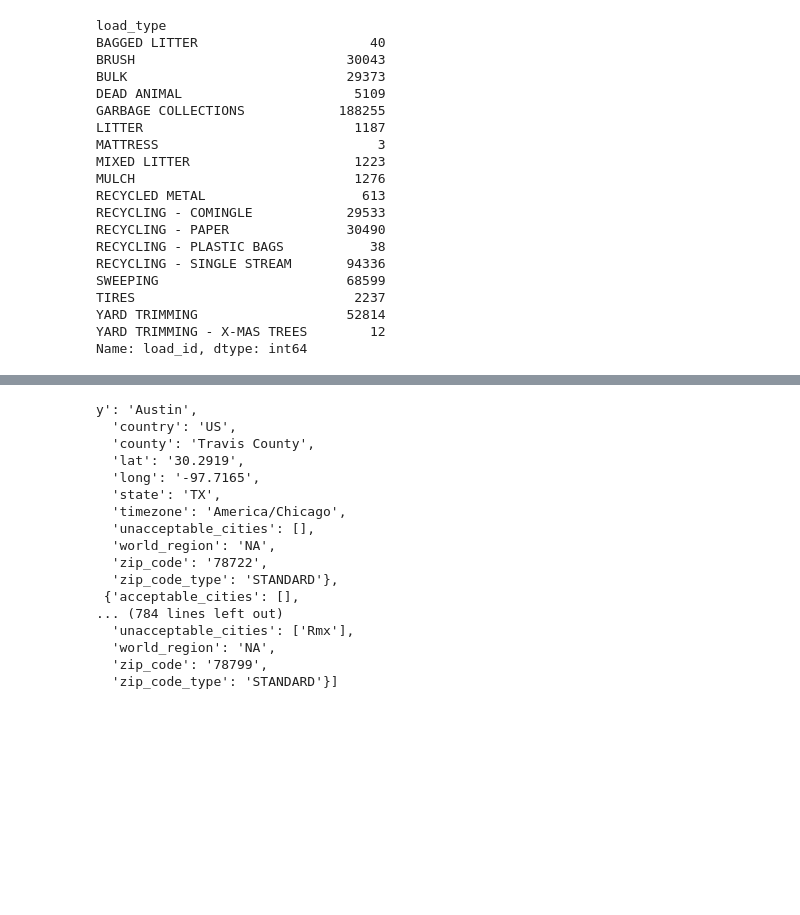
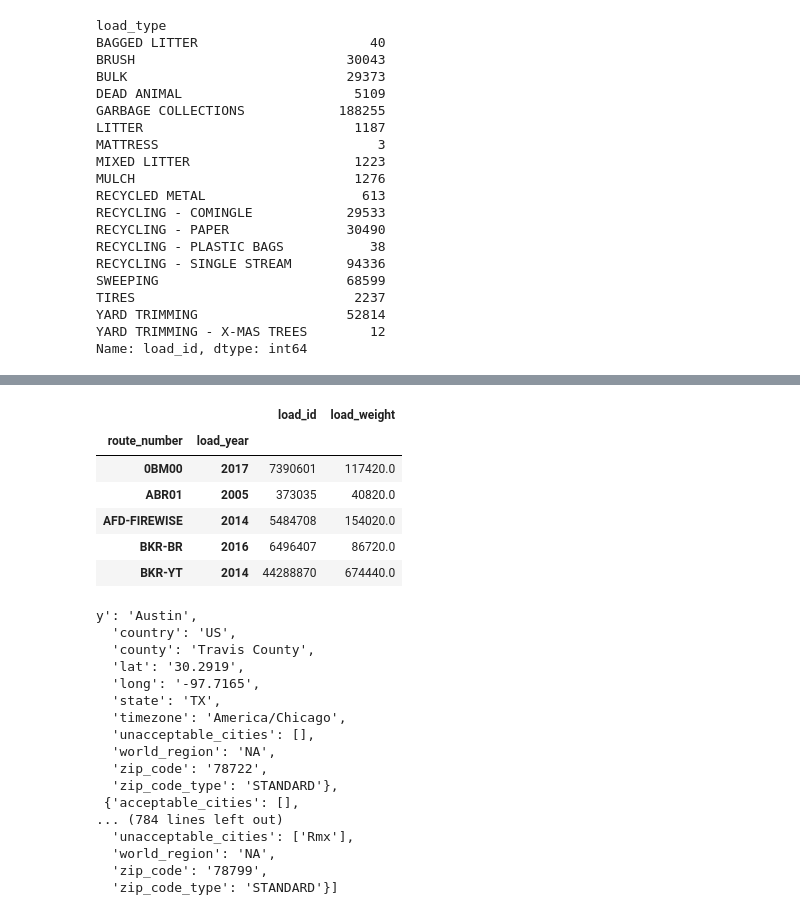
Before and after one commit to TheLittlePrincess/Final_project, a Jupyter notebook: waste_data_etl.ipynb, the cells around one changed output, grey strips where cells are left out. Drawn from its saved outputs; the diff is of its cells as text; code cells hidden in the pictures; blank space fills up the shorter version.

```diff
--- a/waste_data_etl.ipynb
+++ b/waste_data_etl.ipynb
@@ -106,5 +132,15 @@ Name: load_id, dtype: int64
 # %%
 # weight of trash by year by route
+waste_by_year_by_route_df = waste_df.groupby(["route_number", "load_year"]).sum(["load_weight"])
+waste_by_year_by_route_df.head(5)
+# %% [output]
+|  |  | load_id | load_weight |
+| route_number | load_year |  |  |
+| 0BM00 | 2017 | 7390601 | 117420.0 |
+| ABR01 | 2005 | 373035 | 40820.0 |
+| AFD-FIREWISE | 2014 | 5484708 | 154020.0 |
+| BKR-BR | 2016 | 6496407 | 86720.0 |
+| BKR-YT | 2014 | 44288870 | 674440.0 |
 # %%
 # drop na
 # %%
```
Also changed, not shown: parts of 3 cells of this notebook.
